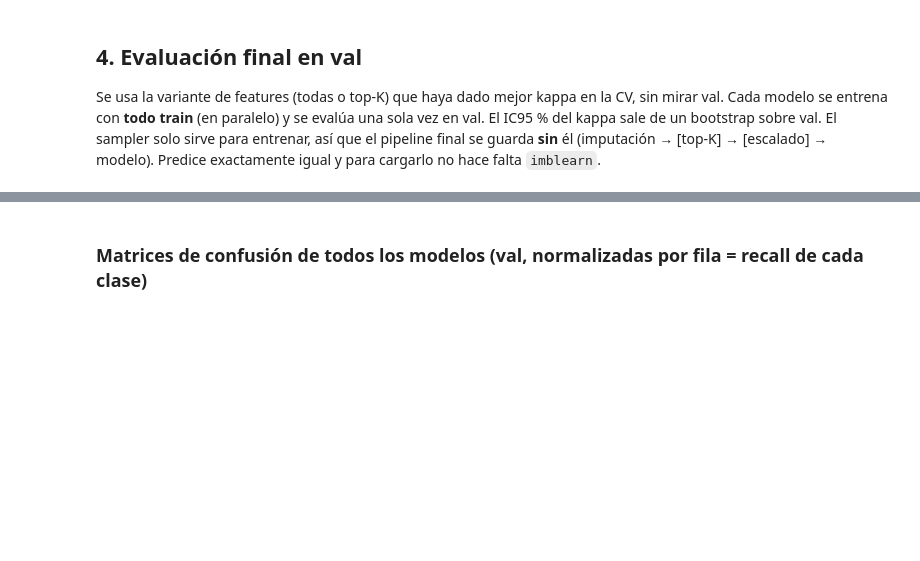
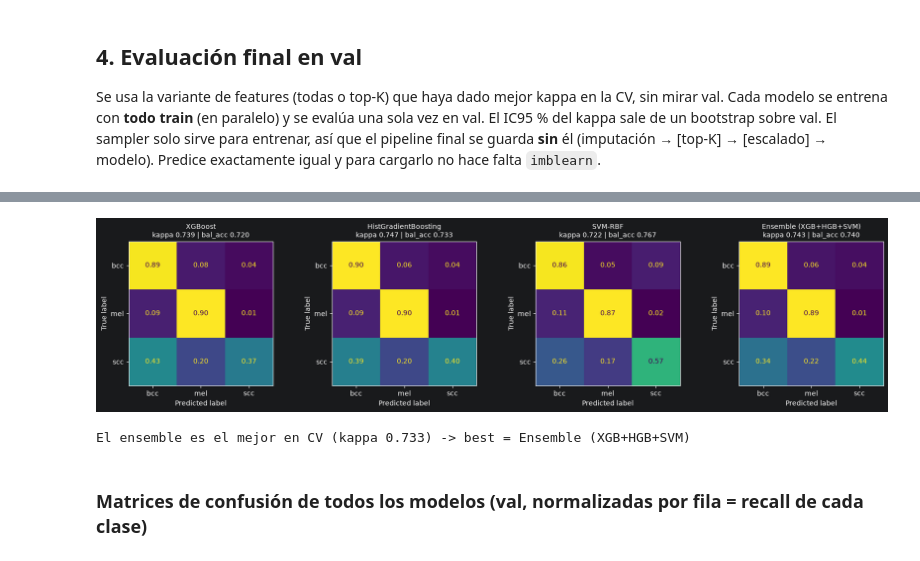
Before and after one commit to marmontesinos-Unicas/Melanoma-Challenge-ML-UdG, a Jupyter notebook: Multiclass/03_v4_ml_multiclass_smote.ipynb, the cells around one changed output, grey strips where cells are left out. Cells and saved outputs as stored; diff of their text form; code cells hidden in the pictures; blank space fills up the shorter version.

```diff
--- a/Multiclass/03_v4_ml_multiclass_smote.ipynb
+++ b/Multiclass/03_v4_ml_multiclass_smote.ipynb
@@ -74,8 +74,8 @@ except Exception as e:      # ImportError, o versiones mezcladas de conda/pip (V
 warnings.filterwarnings("ignore")
 
 # ---------------- Configuración ----------------
-ROOT = Path.cwd().parent if Path.cwd().name == "ml" else Path.cwd()
-# ROOT = Path(r"C:\Users\jcgon\PycharmProjects\Melanoma-Challenge-ML-UdG")    # o fíjala a mano
+#ROOT = Path.cwd().parent if Path.cwd().name == "ml" else Path.cwd()
+ROOT = Path(r"C:\Users\jcgon\PycharmProjects\Melanoma-Challenge-ML-UdG")    # o fíjala a mano
 assert (ROOT / "features_multiclass").exists(), f"ROOT incorrecta: {ROOT} (fíjala a mano arriba)"
 
 TRAIN_CSV = ROOT / "features_multiclass" / "features_train.csv"
@@ -387,0 +498,63 @@ val_res.round(4).to_csv(OUT_DIR / "val_results.csv")
+# %%
+from sklearn.ensemble import VotingClassifier
+
+ENS = "Ensemble (XGB+HGB+SVM)"
+ENS_MEMBERS = [m for m in ["XGBoost", "HistGradientBoosting", "SVM-RBF"] if m in MODELS]   # XGBoost puede faltar
+ENS_WEIGHTS = None     # None = media simple; p. ej. [1, 1, 2] para dar más peso al SVM (orden de ENS_MEMBERS)
+ENS_CV = True          # True: también CV de 5 folds del ensemble (para compararlo con los demás por CV)
+
+
+def make_ensemble():
+    ests = []
+    for m in ENS_MEMBERS:
+        est = clone(MODELS[m][0])
+        if isinstance(est, SVC):          # soft voting necesita predict_proba -> Platt (CV interna, ~5x más lento)
+            est.set_params(probability=True, random_state=SEED)
+        ests.append(("".join(ch for ch in m.lower() if ch.isalnum()), est))
+    return VotingClassifier(ests, voting="soft", weights=ENS_WEIGHTS)
+
+
+ENS_SPEC = (make_ensemble(), True, False)          # mismo formato que MODELS: (estimador, ¿escalado?, ¿sample_weight?)
+print(f"{ENS}: {ENS_MEMBERS} | pesos {ENS_WEIGHTS or 'iguales'} | features {'todas' if FINAL_K is None else f'top-{FINAL_K}'}\n")
+
+# 1) CV de 5 folds (mismos folds y mismas features que el resto)
+if ENS_CV:
+    t_ens, raw_ens = run_cv(Xtr, k=FINAL_K, models={ENS: ENS_SPEC}, return_raw=True)
+    res_cv = pd.concat([res_cv.drop(index=ENS, errors="ignore"), t_ens]).sort_values("_main", ascending=False)
+    print("CV (media ± std de 5 folds):")
+    print(res_cv.loc[ENS_MEMBERS + [ENS]].drop(columns="_main").to_string(), "\n")
+    print(f"train vs CV del ensemble: kappa {raw_ens['train_kappa'].mean():.3f} -> {raw_ens['kappa'].mean():.3f} | "
+          f"recall SCC {raw_ens['train_recall_scc'].mean():.3f} -> {raw_ens['recall_scc'].mean():.3f}\n")
+
+# 2) entrenar con todo train y evaluar en val (una vez)
+head = fit_head(*ENS_SPEC, Xtr_s, ytr)
+pipe = Pipeline(prep.steps + [s for s in head.steps if s[0] != "sampler"])     # sin el sampler, como los demás
+P, pred = predict_scores(pipe, Xva), pipe.predict(Xva)
+lo, hi = boot_ci(yva, pred)
+fitted[ENS], probas[ENS], preds[ENS] = pipe, P, pred
+row = pd.DataFrame([{**mc_metrics(yva, P, pred), "kappa IC95%": f"[{lo:.3f}, {hi:.3f}]"}], index=[ENS])
+val_res = (pd.concat([val_res.drop(index=ENS, errors="ignore"), row[val_res.columns]])
+           .rename_axis("modelo").sort_values("kappa", ascending=False))
+val_res.round(4).to_csv(OUT_DIR / "val_results.csv")
+
+cols = ["kappa", "kappa IC95%", "bal_acc", "f1_macro", "auc_ovr", "ap_macro"] + [f"recall_{c}" for c in CLASSES]
+cmp = val_res.loc[ENS_MEMBERS + [ENS], cols].copy()
+if ENS_CV:
+    cmp.insert(0, "cv_kappa", res_cv.loc[cmp.index, "_main"])
+print(f"Val ({len(Xva)} imágenes): ensemble vs sus miembros\n")
+print(cmp.round(3).to_string(), "\n")
+
+fig, axs = plt.subplots(1, len(cmp), figsize=(4.2 * len(cmp), 3.9))
+for ax, name in zip(np.atleast_1d(axs), cmp.index):
+    ConfusionMatrixDisplay.from_predictions(yva, preds[name], labels=list(range(len(CLASSES))), display_labels=CLASSES,
+                                            normalize="true", values_format=".2f", ax=ax, colorbar=False)
+    ax.set_title(f"{name}\nkappa {val_res.loc[name, 'kappa']:.3f} | bal_acc {val_res.loc[name, 'bal_acc']:.3f}", fontsize=10)
+plt.tight_layout(); plt.show()
+
+# 3) ¿pasa a ser el mejor? Solo si gana en CV (no se elige mirando val)
+if ENS_CV and res_cv.index[0] == ENS:
+    best = ENS
+    print(f"El ensemble es el mejor en CV ({MAIN} {res_cv['_main'].iloc[0]:.3f}) -> best = {ENS}")
+else:
+    print(f"best sigue siendo {best} (elegido por CV)")
+# %% [output]
@@ -388,3 +581,5 @@ val_res.round(4).to_csv(OUT_DIR / "val_results.csv")
+[figure, added]
+El ensemble es el mejor en CV (kappa 0.733) -> best = Ensemble (XGB+HGB+SVM)
 # %% [markdown]
 ### Matrices de confusión de todos los modelos (val, normalizadas por fila = recall de cada clase)
 # %%
```
Also changed, not shown: parts of 16 cells of this notebook, 12 other files.
